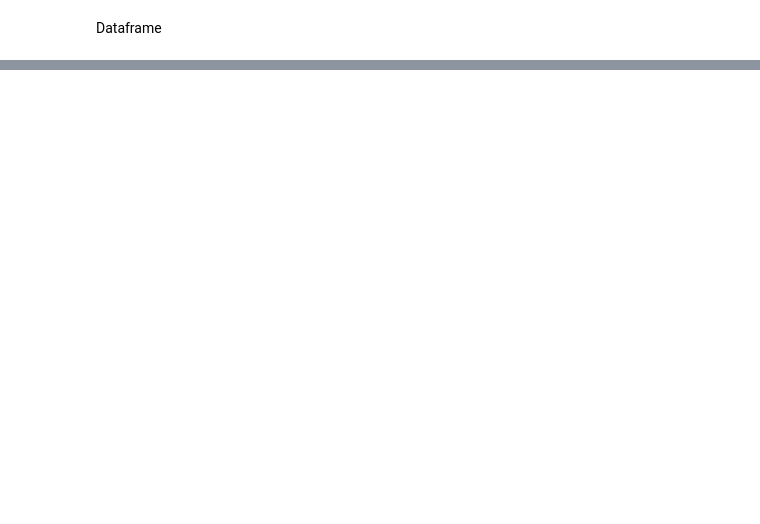
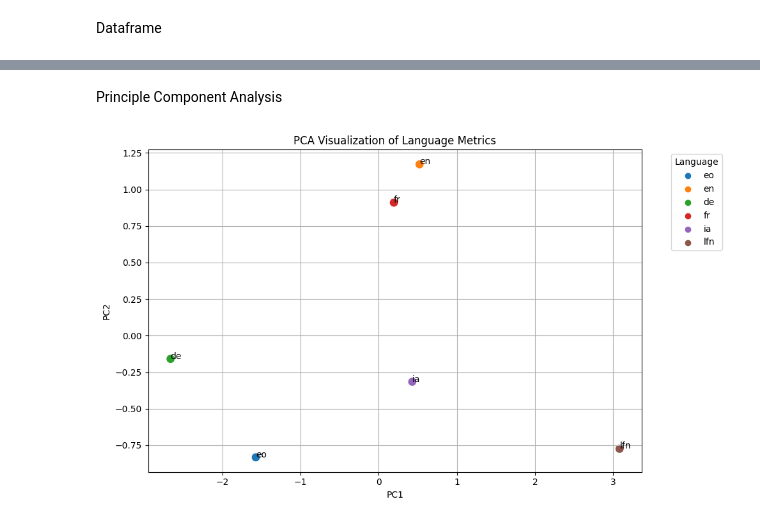
Before and after one commit to kirbergerconnor/iscl-thesis, a Jupyter notebook: convsnat.ipynb, the cells around one changed output, grey strips where cells are left out. Cells and saved outputs as stored; diff of their text form; code cells hidden in the pictures; blank space fills up the shorter version.

```diff
--- a/convsnat.ipynb
+++ b/convsnat.ipynb
@@ -136,2 +121,16 @@ print(word_entropies)
 # %% [markdown]
 Dataframe
+# %%
+calculations = {
+   'TTR': ttr_values,
+   'MATTR': mattr_values,
+   'Char Entr': char_entropies,
+   'Word Entr': word_entropies
+}
+
+for label, dic in calculations.items():
+    calculations[label] = pd.Series(dic)
+
+df = pd.DataFrame(calculations)
+# df = pd.DataFrame(calculations).T
+print(df)
@@ -137,0 +145,27 @@ Dataframe
+# %% [markdown]
+Principle Component Analysis
+# %%
+scaler = StandardScaler()
+scaled_data = scaler.fit_transform(df)
+
+pca = PCA(n_components=0.95)
+pca_result = pca.fit_transform(scaled_data)
+
+pca_df = pd.DataFrame(pca_result, columns=['PC1', 'PC2'])
+pca_df.index = df.index
+# %%
+plt.figure(figsize=(10, 6))
+sns.scatterplot(x='PC1', y='PC2', data=pca_df, hue=pca_df.index, s=100)
+
+for i, language in enumerate(pca_df.index):
+    plt.annotate(language, (pca_df['PC1'][i], pca_df['PC2'][i]))
+
+plt.xlabel('PC1')
+plt.ylabel('PC2')
+plt.title('PCA Visualization of Language Metrics')
+plt.grid(True)
+plt.legend(title='Language', bbox_to_anchor=(1.05, 1), loc='upper left')
+plt.tight_layout()
+plt.show()
+# %% [output]
+[figure, added]
```
Also changed, not shown: parts of 7 cells of this notebook.
